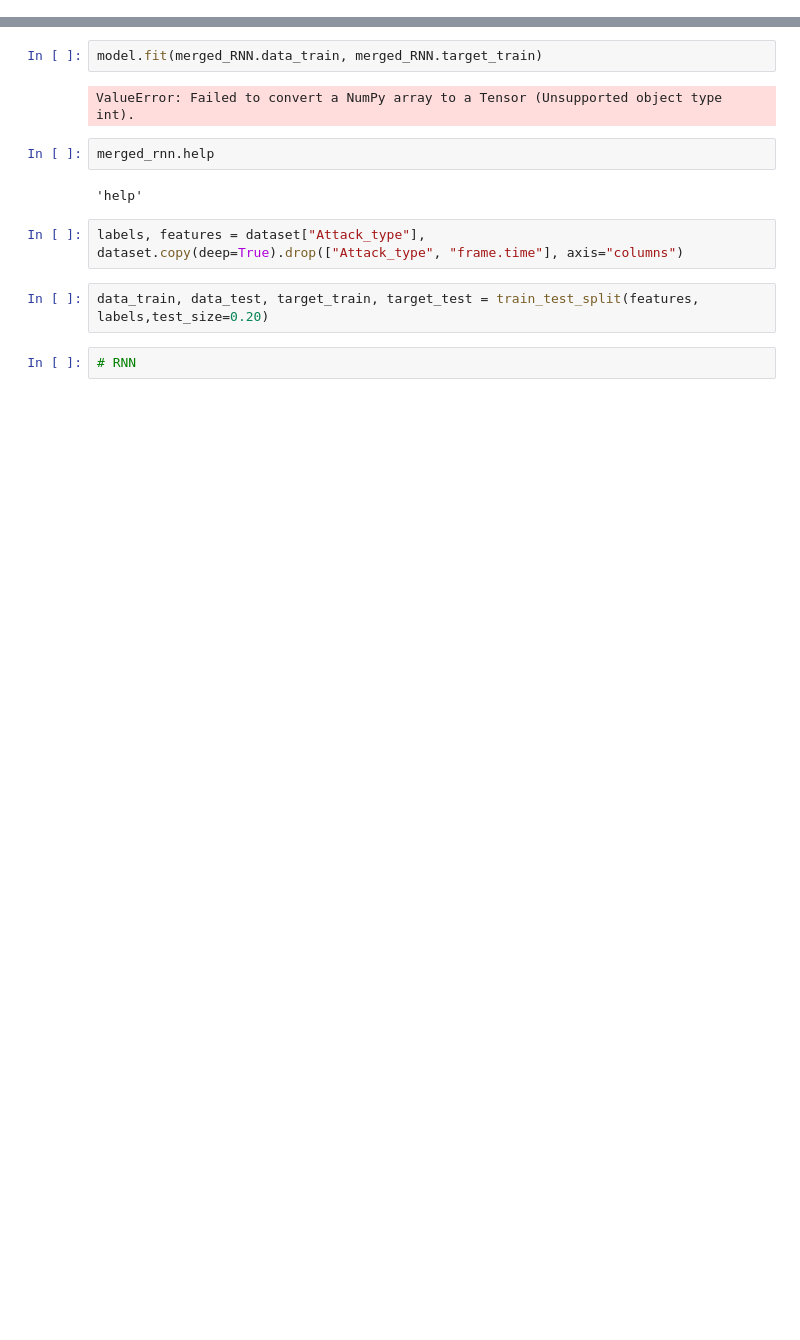
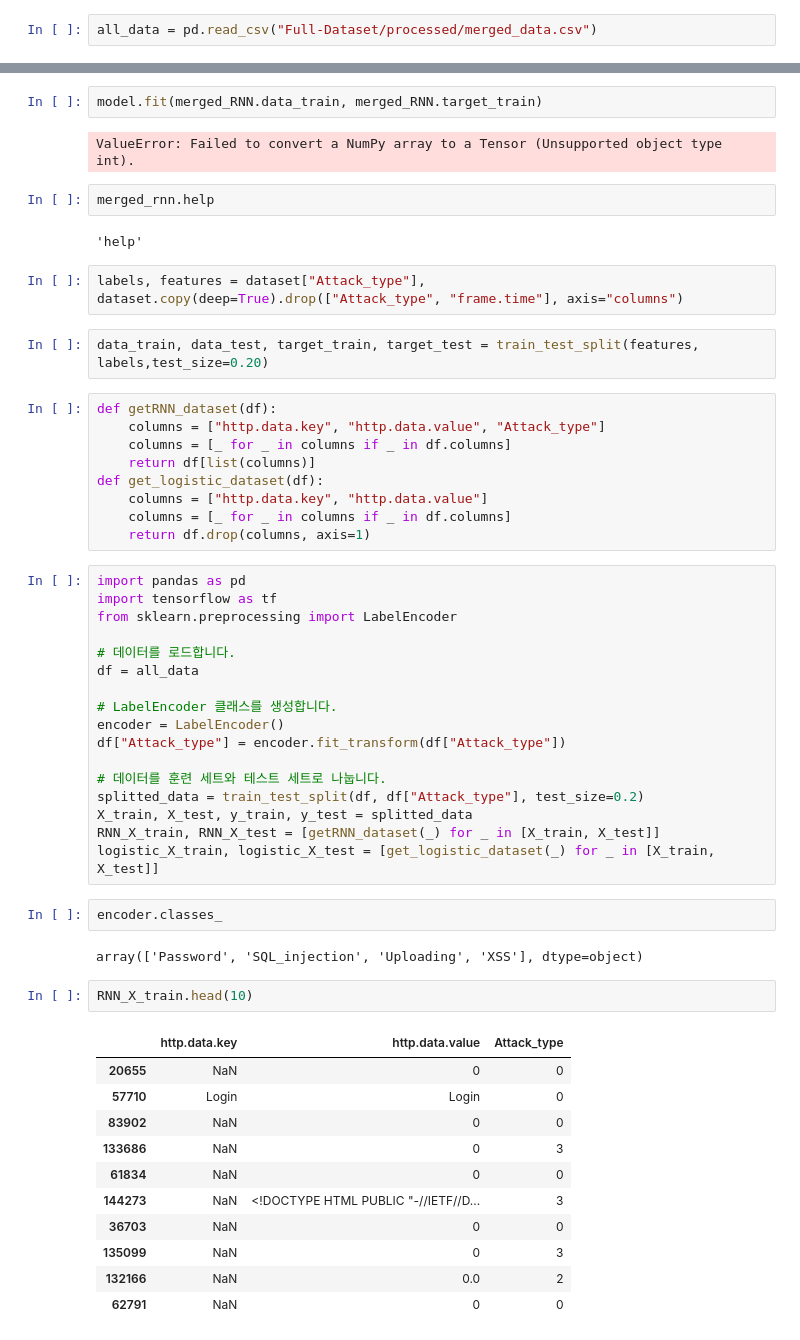
Before and after one commit to explainpark101/KU-ML-EndTerm-project, a Jupyter notebook: 03 connected-layer.ipynb, the cells around one changed output, grey strips where cells are left out. Saved outputs shown, nothing was run; the diff lists cells and outputs as text; blank space fills up the shorter version.

```diff
--- a/03 connected-layer.ipynb
+++ b/03 connected-layer.ipynb
@@ -12,0 +29,2 @@ merged_rnn = pd.read_csv("Full-Dataset/processed/merged_RNN.csv", index_col=0)
+# %%
+all_data = pd.read_csv("Full-Dataset/processed/merged_data.csv")
@@ -63,5 +111,47 @@ merged_rnn.help
 labels, features = dataset["Attack_type"], dataset.copy(deep=True).drop(["Attack_type", "frame.time"], axis="columns")
 # %%
 data_train, data_test, target_train, target_test = train_test_split(features, labels,test_size=0.20)
-# %%
-# RNN
+# %%
+def getRNN_dataset(df):
+    columns = ["http.data.key", "http.data.value", "Attack_type"]
+    columns = [_ for _ in columns if _ in df.columns]
+    return df[list(columns)]
+def get_logistic_dataset(df):
+    columns = ["http.data.key", "http.data.value"]
+    columns = [_ for _ in columns if _ in df.columns]
+    return df.drop(columns, axis=1)
+# %%
+import pandas as pd
+import tensorflow as tf
+from sklearn.preprocessing import LabelEncoder
+
+# 데이터를 로드합니다.
+df = all_data
+
+# LabelEncoder 클래스를 생성합니다.
+encoder = LabelEncoder()
+df["Attack_type"] = encoder.fit_transform(df["Attack_type"])
+
+# 데이터를 훈련 세트와 테스트 세트로 나눕니다.
+splitted_data = train_test_split(df, df["Attack_type"], test_size=0.2)
+X_train, X_test, y_train, y_test = splitted_data
+RNN_X_train, RNN_X_test = [getRNN_dataset(_) for _ in [X_train, X_test]]
+logistic_X_train, logistic_X_test = [get_logistic_dataset(_) for _ in [X_train, X_test]]
+# %%
+encoder.classes_
+# %% [output]
+array(['Password', 'SQL_injection', 'Uploading', 'XSS'], dtype=object)
+# %%
+RNN_X_train.head(10)
+# %% [output]
+|  | http.data.key | http.data.value | Attack_type |
+| 20655 | NaN | 0 | 0 |
+| 57710 | Login | Login | 0 |
+| 83902 | NaN | 0 | 0 |
+| 133686 | NaN | 0 | 3 |
+| 61834 | NaN | 0 | 0 |
+| 144273 | NaN | <!DOCTYPE HTML PUBLIC "-//IETF//D... | 3 |
+| 36703 | NaN | 0 | 0 |
+| 135099 | NaN | 0 | 3 |
+| 132166 | NaN | 0.0 | 2 |
+| 62791 | NaN | 0 | 0 |
```
Also changed, not shown: parts of 9 cells of this notebook, 4 other files.
